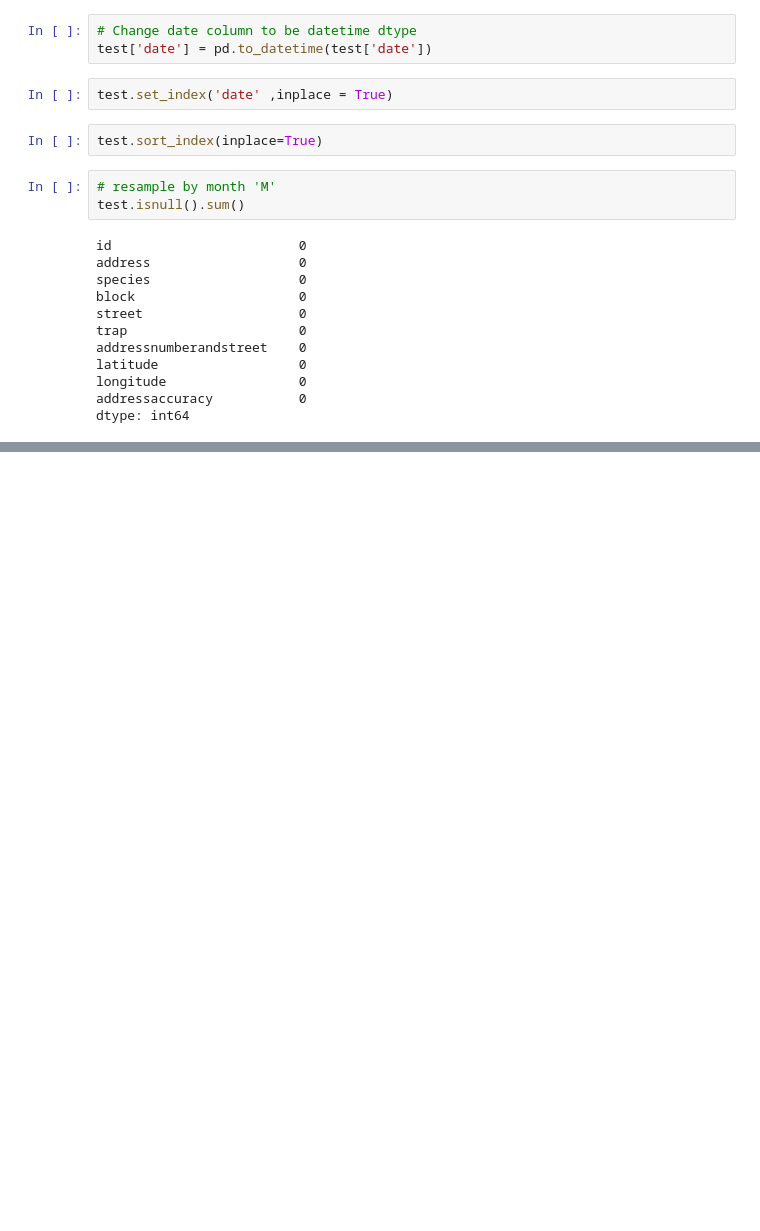
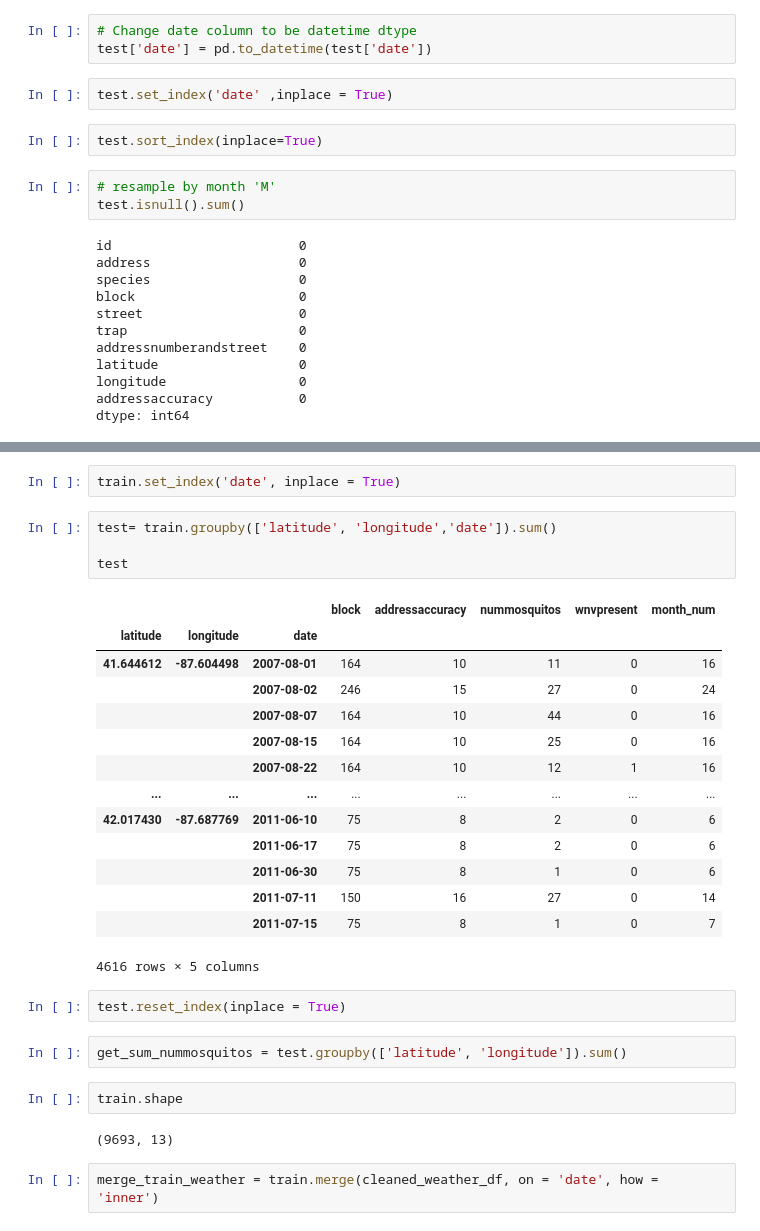
Before and after one commit to msamhz/GA-Project_4, a Jupyter notebook: code/Merging Dataset.ipynb, the cells around one changed output, grey strips where cells are left out. Saved outputs shown, nothing was run; the diff lists cells and outputs as text; blank space fills up the shorter version.

```diff
--- a/code/Merging Dataset.ipynb
+++ b/code/Merging Dataset.ipynb
@@ -653,0 +671,31 @@ dtype: int64
+# %%
+train.set_index('date', inplace = True)
+# %%
+test= train.groupby(['latitude', 'longitude','date']).sum()
+
+test
+# %% [output]
+|  |  |  | block | addressaccuracy | nummosquitos | wnvpresent | month_num |
+| latitude | longitude | date |  |  |  |  |  |
+| 41.644612 | -87.604498 | 2007-08-01 | 164 | 10 | 11 | 0 | 16 |
+|  |  | 2007-08-02 | 246 | 15 | 27 | 0 | 24 |
+|  |  | 2007-08-07 | 164 | 10 | 44 | 0 | 16 |
+|  |  | 2007-08-15 | 164 | 10 | 25 | 0 | 16 |
+|  |  | 2007-08-22 | 164 | 10 | 12 | 1 | 16 |
+| ... | ... | ... | ... | ... | ... | ... | ... |
+| 42.017430 | -87.687769 | 2011-06-10 | 75 | 8 | 2 | 0 | 6 |
+|  |  | 2011-06-17 | 75 | 8 | 2 | 0 | 6 |
+|  |  | 2011-06-30 | 75 | 8 | 1 | 0 | 6 |
+|  |  | 2011-07-11 | 150 | 16 | 27 | 0 | 14 |
+|  |  | 2011-07-15 | 75 | 8 | 1 | 0 | 7 |
+4616 rows × 5 columns
+# %%
+test.reset_index(inplace = True)
+# %%
+get_sum_nummosquitos = test.groupby(['latitude', 'longitude']).sum()
+# %%
+train.shape
+# %% [output]
+(9693, 13)
+# %%
+merge_train_weather = train.merge(cleaned_weather_df, on = 'date', how = 'inner')
```
Also changed, not shown: parts of 8 cells of this notebook, 1 other file.
